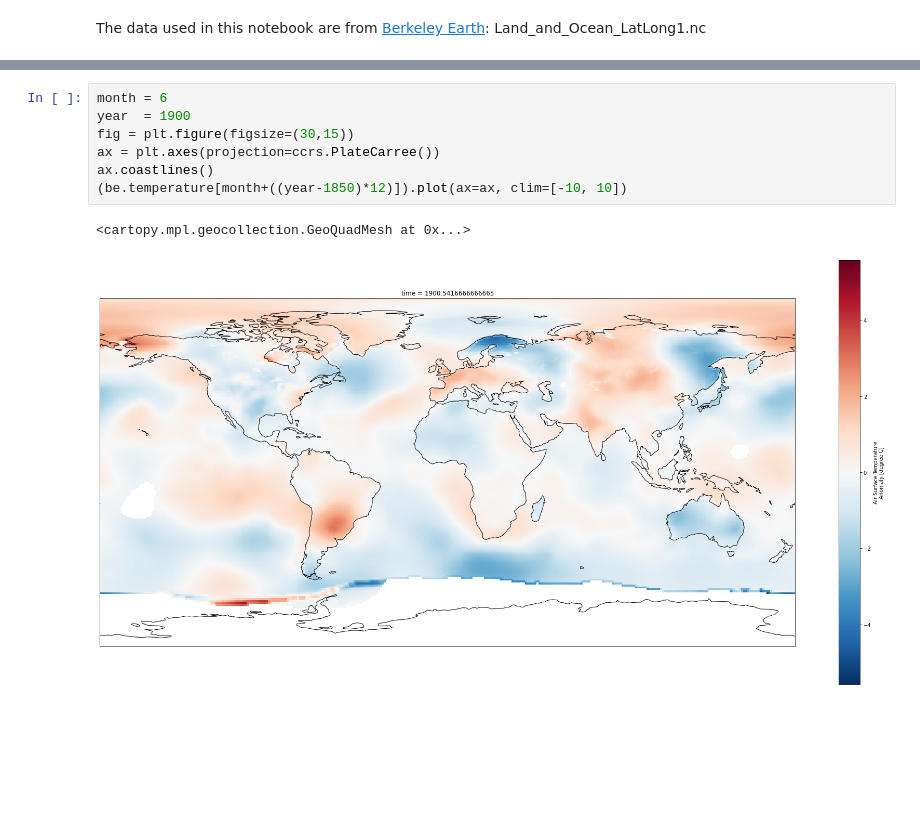
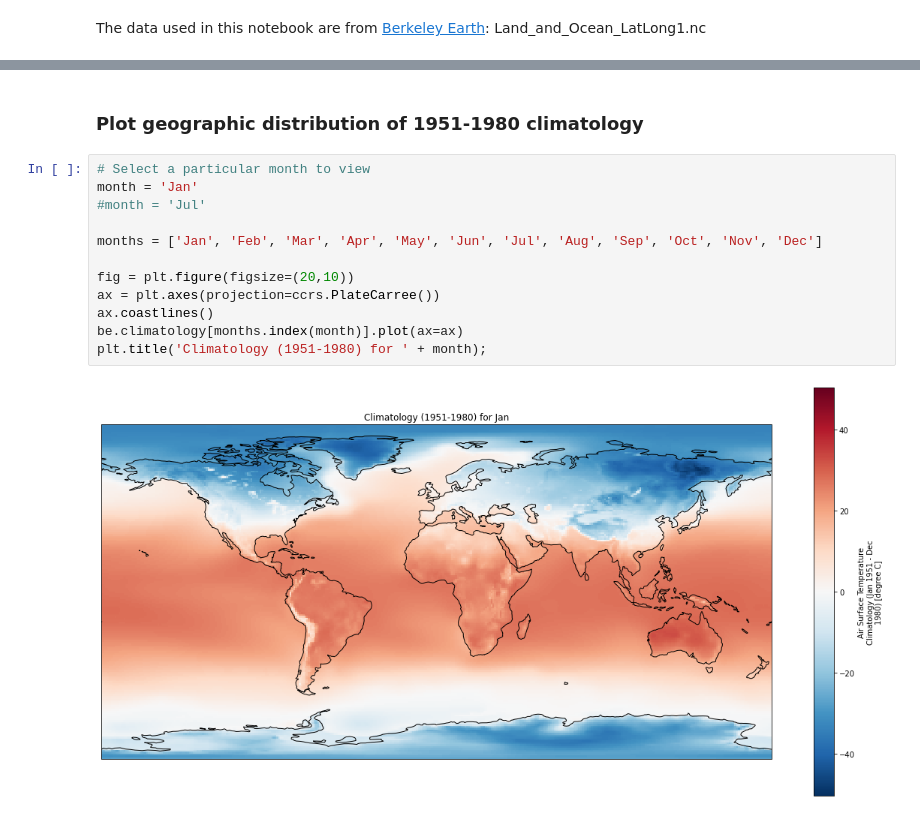
Before and after one commit to vonw/CE401, a Jupyter notebook: _build/jupyter_execute/chapter2/plotBerkeleyEarth.ipynb, the cells around one changed output, grey strips where cells are left out. Cells and saved outputs as stored; diff of their text form; blank space fills up the shorter version.

```diff
--- a/_build/jupyter_execute/chapter2/plotBerkeleyEarth.ipynb
+++ b/_build/jupyter_execute/chapter2/plotBerkeleyEarth.ipynb
@@ -39,10 +32,16 @@ plt.title('Climatology (1951-1980)');
-# %%
-month = 6
-year  = 1900
-fig = plt.figure(figsize=(30,15))
-ax = plt.axes(projection=ccrs.PlateCarree())
-ax.coastlines()
-(be.temperature[month+((year-1850)*12)]).plot(ax=ax, clim=[-10, 10])
-# %% [output]
-<cartopy.mpl.geocollection.GeoQuadMesh at 0x...>
-[figure, removed]
+# %% [markdown]
+### Plot geographic distribution of 1951-1980 climatology
+# %%
+# Select a particular month to view
+month = 'Jan'
+#month = 'Jul'
+
+months = ['Jan', 'Feb', 'Mar', 'Apr', 'May', 'Jun', 'Jul', 'Aug', 'Sep', 'Oct', 'Nov', 'Dec']
+
+fig = plt.figure(figsize=(20,10))
+ax = plt.axes(projection=ccrs.PlateCarree())
+ax.coastlines()
+be.climatology[months.index(month)].plot(ax=ax)
+plt.title('Climatology (1951-1980) for ' + month);
+# %% [output]
+[figure, added]
```
Also changed, not shown: parts of 10 cells of this notebook, 49 other files.
